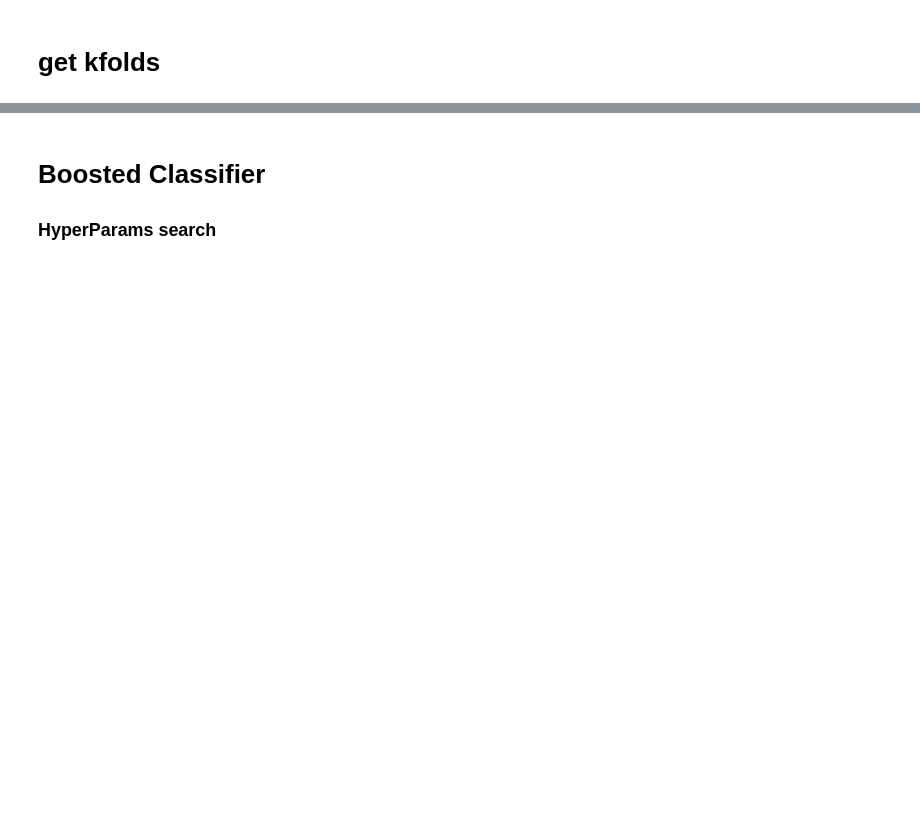
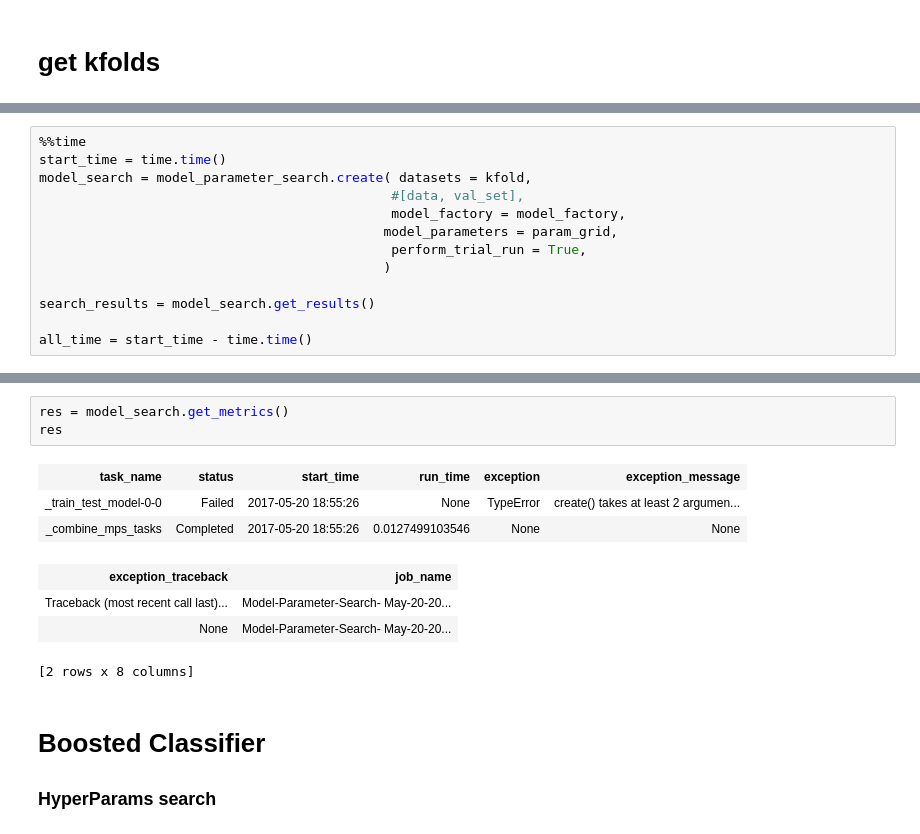
Before and after one commit to jdemonasterio/Tesis, a Jupyter notebook: mexico-scripts-ver2/mLTheory.ipynb, the cells around one changed output, grey strips where cells are left out. Drawn from its saved outputs; the diff is of its cells as text; blank space fills up the shorter version.

```diff
--- a/mexico-scripts-ver2/mLTheory.ipynb
+++ b/mexico-scripts-ver2/mLTheory.ipynb
@@ -642,0 +698,13 @@ Wall time: 21.4 ms
+# %%
+%%time
+start_time = time.time()
+model_search = model_parameter_search.create( datasets = kfold,
+                                             #[data, val_set],
+                                             model_factory = model_factory,
+                                            model_parameters = param_grid,
+                                             perform_trial_run = True,
+                                            )
+
+search_results = model_search.get_results()
+
+all_time = start_time - time.time()
@@ -643,3 +720,14 @@ Wall time: 21.4 ms
+# %%
+res = model_search.get_metrics()
+res
+# %% [output]
+| task_name | status | start_time | run_time | exception | exception_message |
+| _train_test_model-0-0 | Failed | 2017-05-20 18:55:26 | None | TypeError | create() takes at least 2 argumen... |
+| _combine_mps_tasks | Completed | 2017-05-20 18:55:26 | 0.0127499103546 | None | None |
+| exception_traceback | job_name |
+| Traceback (most recent call last)... | Model-Parameter-Search- May-20-20... |
+| None | Model-Parameter-Search- May-20-20... |
+[2 rows x 8 columns]
 # %% [markdown]
 # Boosted Classifier
 ### HyperParams search
```
Also changed, not shown: parts of 41 cells of this notebook.
